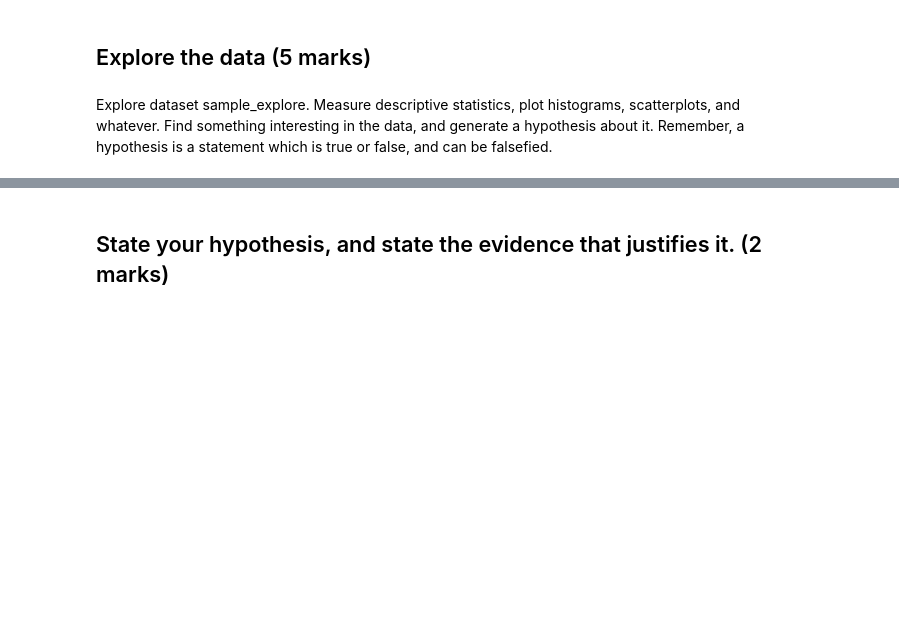
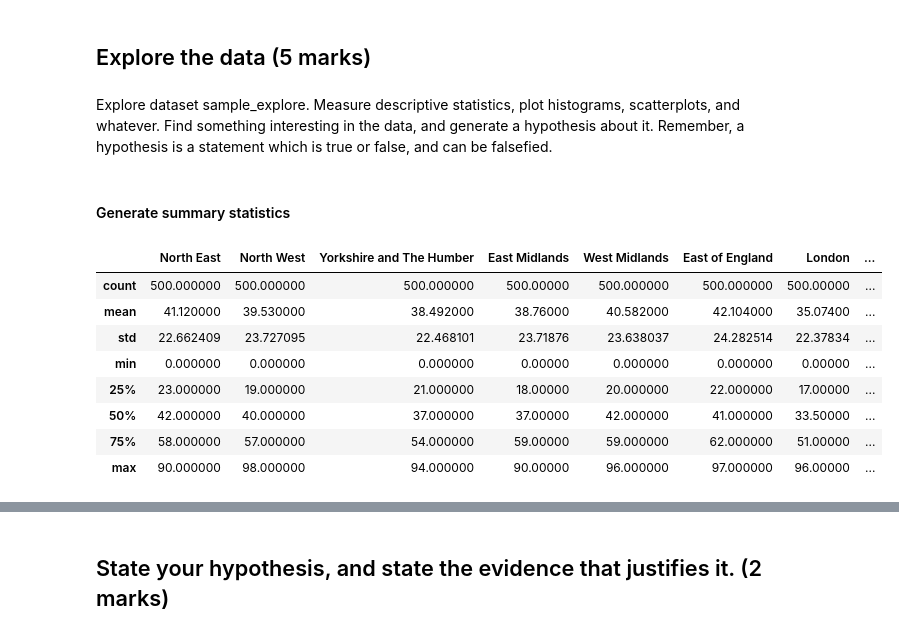
Before and after one commit to egorchern/Data, a Jupyter notebook: lab_4/lab_4.ipynb, the cells around one changed output, grey strips where cells are left out. Saved outputs shown, nothing was run; the diff lists cells and outputs as text; code cells hidden in the pictures; blank space fills up the shorter version.

```diff
--- a/lab_4/lab_4.ipynb
+++ b/lab_4/lab_4.ipynb
@@ -82,3 +82,17 @@ sample_test
 ## Explore the data (5 marks)
 # %% [markdown]
 Explore dataset sample_explore. Measure descriptive statistics, plot histograms, scatterplots, and whatever. Find something interesting in the data, and generate a hypothesis about it. Remember, a hypothesis is a statement which is true or false, and can be falsefied.
+# %% [markdown]
+<h4>Generate summary statistics</h4>
+# %%
+sample_explore.describe()
+# %% [output]
+|  | North East | North West | Yorkshire and The Humber | East Midlands | West Midlands | East of England | London | ... |
+| count | 500.000000 | 500.000000 | 500.000000 | 500.00000 | 500.000000 | 500.000000 | 500.00000 | ... |
+| mean | 41.120000 | 39.530000 | 38.492000 | 38.76000 | 40.582000 | 42.104000 | 35.07400 | ... |
+| std | 22.662409 | 23.727095 | 22.468101 | 23.71876 | 23.638037 | 24.282514 | 22.37834 | ... |
+| min | 0.000000 | 0.000000 | 0.000000 | 0.00000 | 0.000000 | 0.000000 | 0.00000 | ... |
+| 25% | 23.000000 | 19.000000 | 21.000000 | 18.00000 | 20.000000 | 22.000000 | 17.00000 | ... |
+| 50% | 42.000000 | 40.000000 | 37.000000 | 37.00000 | 42.000000 | 41.000000 | 33.50000 | ... |
+| 75% | 58.000000 | 57.000000 | 54.000000 | 59.00000 | 59.000000 | 62.000000 | 51.00000 | ... |
+| max | 90.000000 | 98.000000 | 94.000000 | 90.00000 | 96.000000 | 97.000000 | 96.00000 | ... |
```
Also changed, not shown: parts of 9 cells of this notebook.
